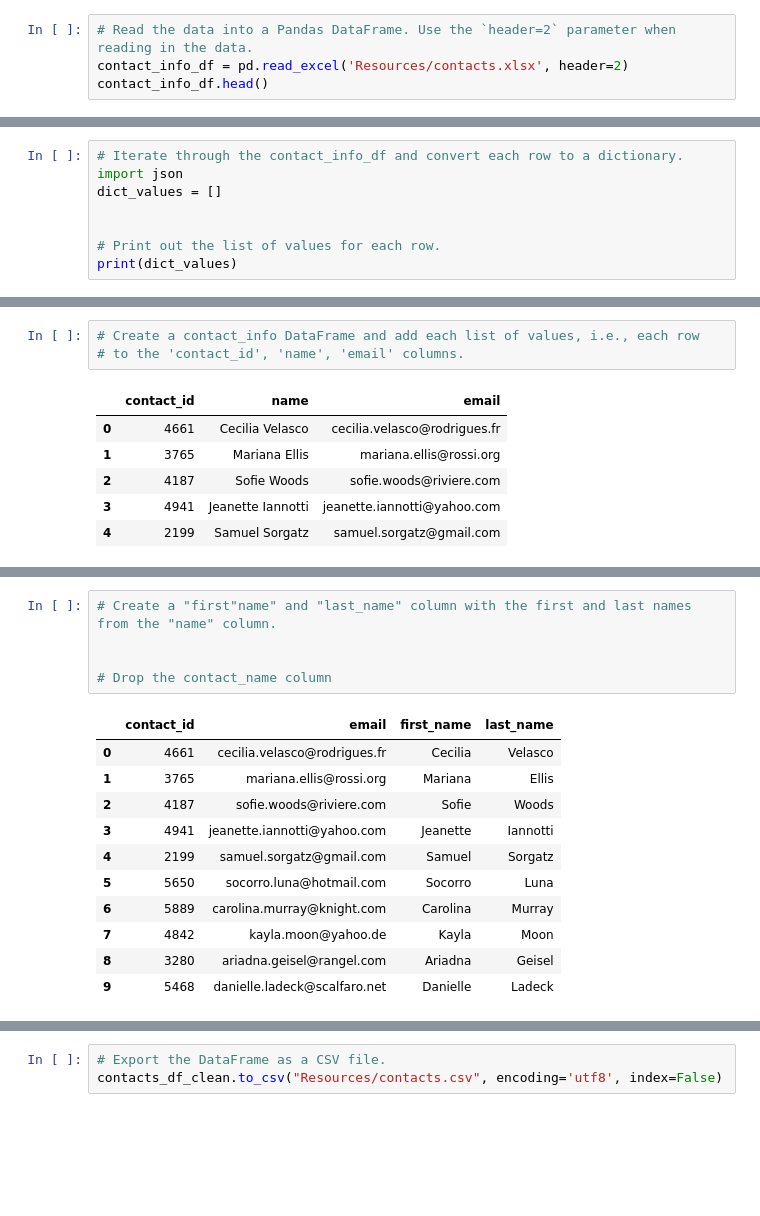
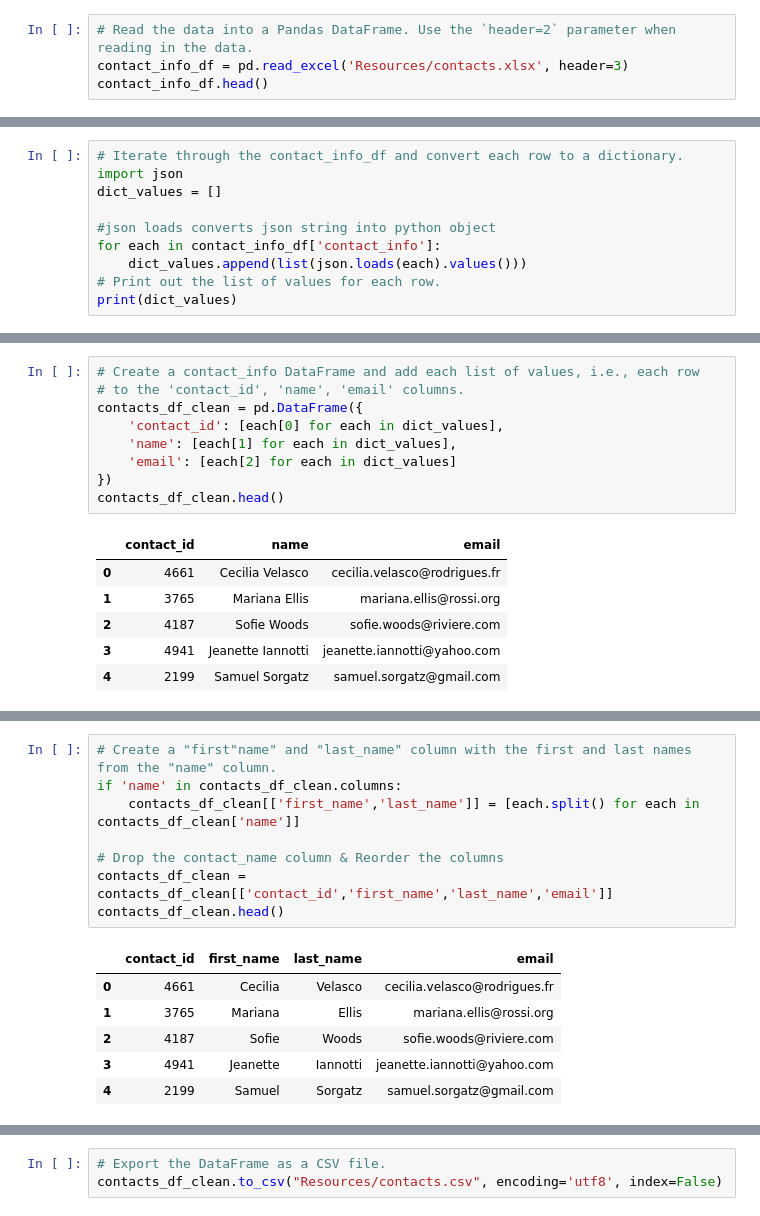
Before and after one commit to DanOMearaWD/Crowdfunding_ETL, a Jupyter notebook: ETL_Mini_Project_DOMeara_ALopez_VMadhugiri.ipynb, the cells around one changed output, grey strips where cells are left out. Cells and saved outputs as stored; diff of their text form; blank space fills up the shorter version.

```diff
--- a/ETL_Mini_Project_DOMeara_ALopez_VMadhugiri.ipynb
+++ b/ETL_Mini_Project_DOMeara_ALopez_VMadhugiri.ipynb
@@ -274,7 +318,7 @@ campaign_cleaned.to_csv("Resources/campaign.csv", index=False)
 ### Extract the contacts.xlsx Data.
 # %%
 # Read the data into a Pandas DataFrame. Use the `header=2` parameter when reading in the data.
-contact_info_df = pd.read_excel('Resources/contacts.xlsx', header=2)
+contact_info_df = pd.read_excel('Resources/contacts.xlsx', header=3)
 contact_info_df.head()
 # %% [output]
 |  | contact_info |
@@ -300,7 +344,9 @@ Then export the DataFrame as a `contacts.csv` CSV file.
 import json
 dict_values = []
 
-
+#json loads converts json string into python object
+for each in contact_info_df['contact_info']:
+    dict_values.append(list(json.loads(each).values()))
 # Print out the list of values for each row.
 print(dict_values)
 # %% [output]
@@ -308,6 +354,12 @@ print(dict_values)
 # %%
 # Create a contact_info DataFrame and add each list of values, i.e., each row
 # to the 'contact_id', 'name', 'email' columns.
+contacts_df_clean = pd.DataFrame({
+    'contact_id': [each[0] for each in dict_values],
+    'name': [each[1] for each in dict_values],
+    'email': [each[2] for each in dict_values]
+})
+contacts_df_clean.head()
 # %% [output]
 |  | contact_id | name | email |
 | 0 | 4661 | Cecilia Velasco | cecilia.velasco@rodrigues.fr |
@@ -330,18 +383,16 @@ dtypes: int64(1), object(2)
 memory usage: 23.6+ KB
 # %%
 # Create a "first"name" and "last_name" column with the first and last names from the "name" column.
+if 'name' in contacts_df_clean.columns:
+    contacts_df_clean[['first_name','last_name']] = [each.split() for each in contacts_df_clean['name']]
 
-
-# Drop the contact_name column
+# Drop the contact_name column & Reorder the columns
+contacts_df_clean = contacts_df_clean[['contact_id','first_name','last_name','email']]
+contacts_df_clean.head()
 # %% [output]
-|  | contact_id | email | first_name | last_name |
-| 0 | 4661 | cecilia.velasco@rodrigues.fr | Cecilia | Velasco |
-| 1 | 3765 | mariana.ellis@rossi.org | Mariana | Ellis |
-| 2 | 4187 | sofie.woods@riviere.com | Sofie | Woods |
-| 3 | 4941 | jeanette.iannotti@yahoo.com | Jeanette | Iannotti |
-| 4 | 2199 | samuel.sorgatz@gmail.com | Samuel | Sorgatz |
-| 5 | 5650 | socorro.luna@hotmail.com | Socorro | Luna |
-| 6 | 5889 | carolina.murray@knight.com | Carolina | Murray |
-| 7 | 4842 | kayla.moon@yahoo.de | Kayla | Moon |
-| 8 | 3280 | ariadna.geisel@rangel.com | Ariadna | Geisel |
-| 9 | 5468 | danielle.ladeck@scalfaro.net | Danielle | Ladeck |
+|  | contact_id | first_name | last_name | email |
+| 0 | 4661 | Cecilia | Velasco | cecilia.velasco@rodrigues.fr |
+| 1 | 3765 | Mariana | Ellis | mariana.ellis@rossi.org |
+| 2 | 4187 | Sofie | Woods | sofie.woods@riviere.com |
+| 3 | 4941 | Jeanette | Iannotti | jeanette.iannotti@yahoo.com |
+| 4 | 2199 | Samuel | Sorgatz | samuel.sorgatz@gmail.com |
```
Also changed, not shown: parts of 27 cells of this notebook, 1 other file.
